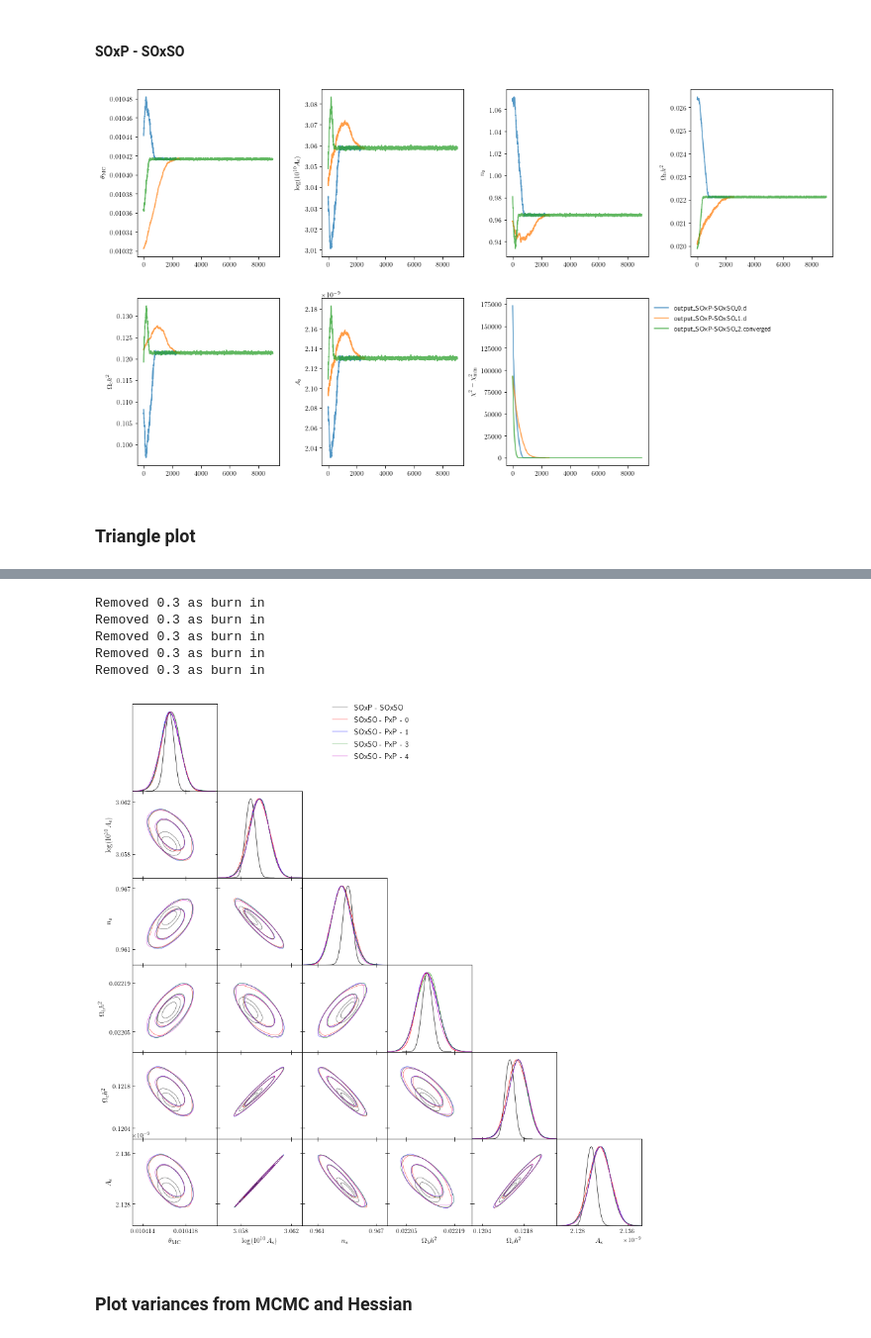
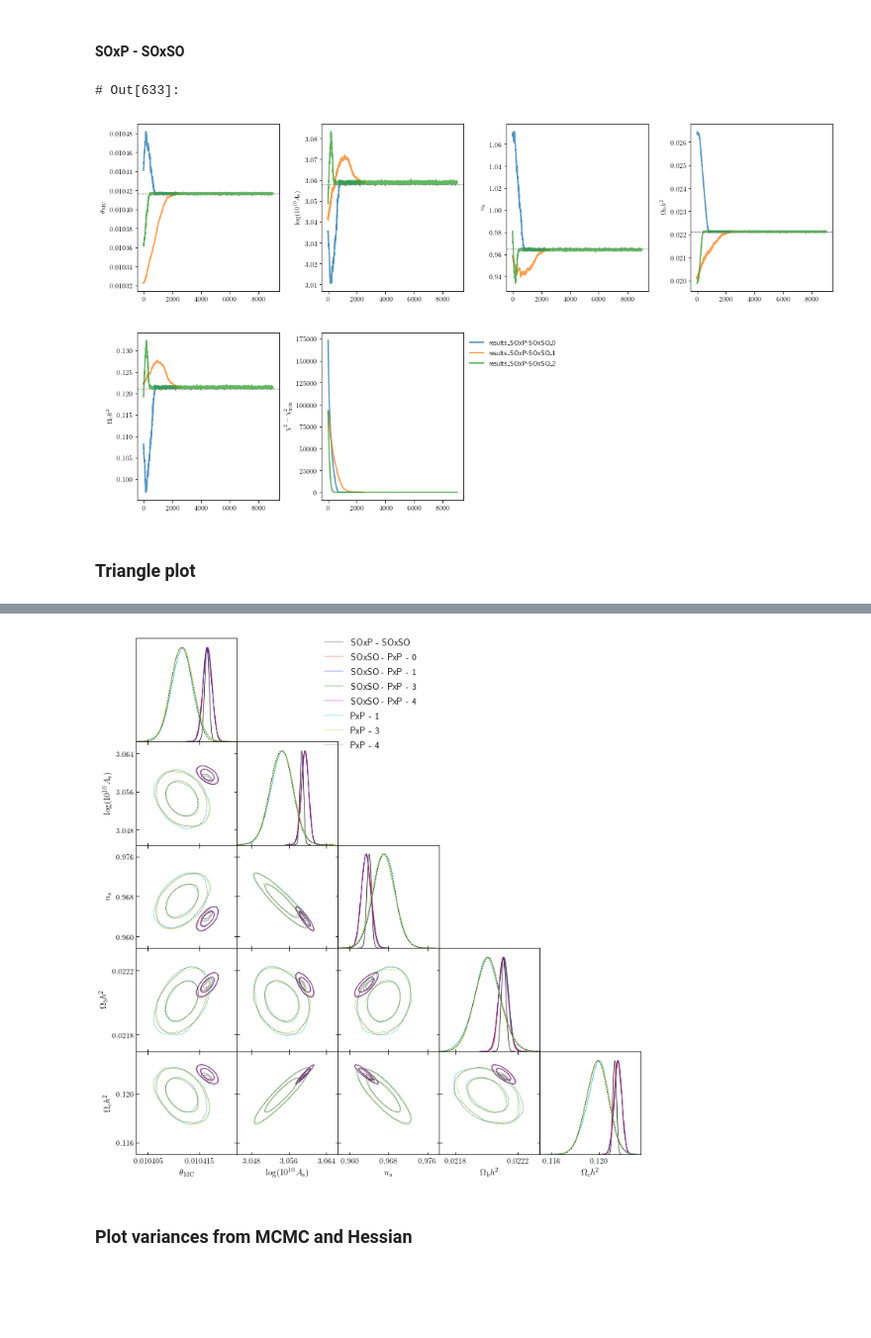
Before and after one commit to xgarrido/beyondCV, a Jupyter notebook: notebooks/beyondCV_analysis.ipynb, the cells around one changed output, grey strips where cells are left out. Shown at 99% size. Cells and saved outputs as stored; diff of their text form; code cells hidden in the pictures; blank space fills up the shorter version.

```diff
--- a/notebooks/beyondCV_analysis.ipynb
+++ b/notebooks/beyondCV_analysis.ipynb
@@ -248,22 +251,3 @@ plt.legend(loc="upper left", title=r"$\ell\in[50; 1500]$", bbox_to_anchor=(1,1))
 ## MCMC analysis
 # %% [markdown]
 ### Check chains
-# %%
-def get_chains(path, pattern="*.txt"):
-    import os, glob
-    all_files = glob.glob(os.path.join(path, pattern))
-    # Sort alphabetically
-    all_files.sort()
-    chains = {}
-    for f in all_files:
-        header = pd.read_csv(all_files[0], delim_whitespace=True).columns[1:]
-        df = pd.read_table(f, delim_whitespace=True)
-
-        # Remove '#' in header
-        df.drop(df.columns[[-1,]], axis=1, inplace=True)
-        df.columns = header
-        df.insert(value=df.chi2-np.min(df.chi2), column="delta_chi2", loc=8)
-        key = f.split("/")[-2]
-        # key = key.split("_")[1:2]
-        chains[key] = df
-    return chains
@@ -281,0 +254,10 @@ def plot_chains(pattern, burnin=0):
+# %%
+labels = [r"$\theta_\mathrm{MC}$",
+          r"$\log(10^{10}A_\mathrm{s})$",
+          r"$n_\mathrm{s}$",
+          r"$\Omega_\mathrm{b}h^2$",
+          r"$\Omega_\mathrm{c}h^2$",
+          r"$\chi^2-\chi^2_\mathrm{min}$",
+          r"$A_\mathrm{s}$"]
+
+result_path=r"/home/garrido/Workdir/CMB/analysis/beyondCV/output/mcmc"
@@ -294,27 +328,31 @@ plot_chains(pattern="output_SOxP-PxP*/mcmc*.txt", burnin=0)
 # %% [markdown]
 #### SOxP - SOxSO
 # %%
-plot_chains(pattern="output_SOxP-SOxSO*/mcmc*.txt", burnin=0)
+plot_chains(result_path + "/*_SOxP-SOxSO*/mcmc*.txt", burnin=0)
 # %% [output]
+# Out[633]:
-[figure, old version]
+[figure, new version]
 # %% [markdown]
 ### Triangle plot
 # %%
-def get_samples(path=r"/home/garrido/Workdir/CMB/analysis/beyondCV/output/mcmc", pattern="*.txt"):
-    chains = get_chains(path, pattern)
+def get_samples(path):
+    chains = get_chains(path)
     key = next(iter(chains))
-    samples = chains[key].iloc[:, 2:9].values
+    samples = chains[key].iloc[:, 1:].values
     weights = chains[key].iloc[:, 0].values
     return samples, weights
 # %%
 samples = []
-s, w = get_samples(pattern="output_SOxP-SOxSO*2.converged/mcmc*.txt")
+s, w = get_samples(result_path + "/*_SOxP-SOxSO*2/mcmc*.txt")
 samples += [MCSamples(samples=s, names=labels, label="SOxP - SOxSO", weights=w, ignore_rows=0.3)]
 
 for i in [0, 1, 3, 4]:
-    s, w = get_samples(pattern="output_SOxSO-PxP*{}.converged/mcmc*.txt".format(i))
+    s, w = get_samples(result_path + "/*_SOxSO-PxP*{}/mcmc*.txt".format(i))
     samples += [MCSamples(samples=s, names=labels, label="SOxSO - PxP - {}".format(i), weights=w, ignore_rows=0.3)]
+for i in [1, 3, 4]:
+    s, w = get_samples(result_path + "/*_PxP*{}/mcmc*.txt".format(i))
+    samples += [MCSamples(samples=s, names=labels, label="PxP - {}".format(i), weights=w, ignore_rows=0.3)]
 
 g = plots.getSubplotPlotter()
-g.triangle_plot(samples, params=labels[:-1])
+g.triangle_plot(samples, params=labels[:-2])
 # %% [output]
@@ -323,8 +360,3 @@ WARNING:root:outlier fraction 0.0007142857142857143
-Removed 0.3 as burn in
-Removed 0.3 as burn in
-Removed 0.3 as burn in
-Removed 0.3 as burn in
-Removed 0.3 as burn in
-[figure, old version]
+[figure, new version]
 # %% [markdown]
 ### Plot variances from MCMC and Hessian
```
Also changed, not shown: parts of 65 cells of this notebook, 1 other file.
